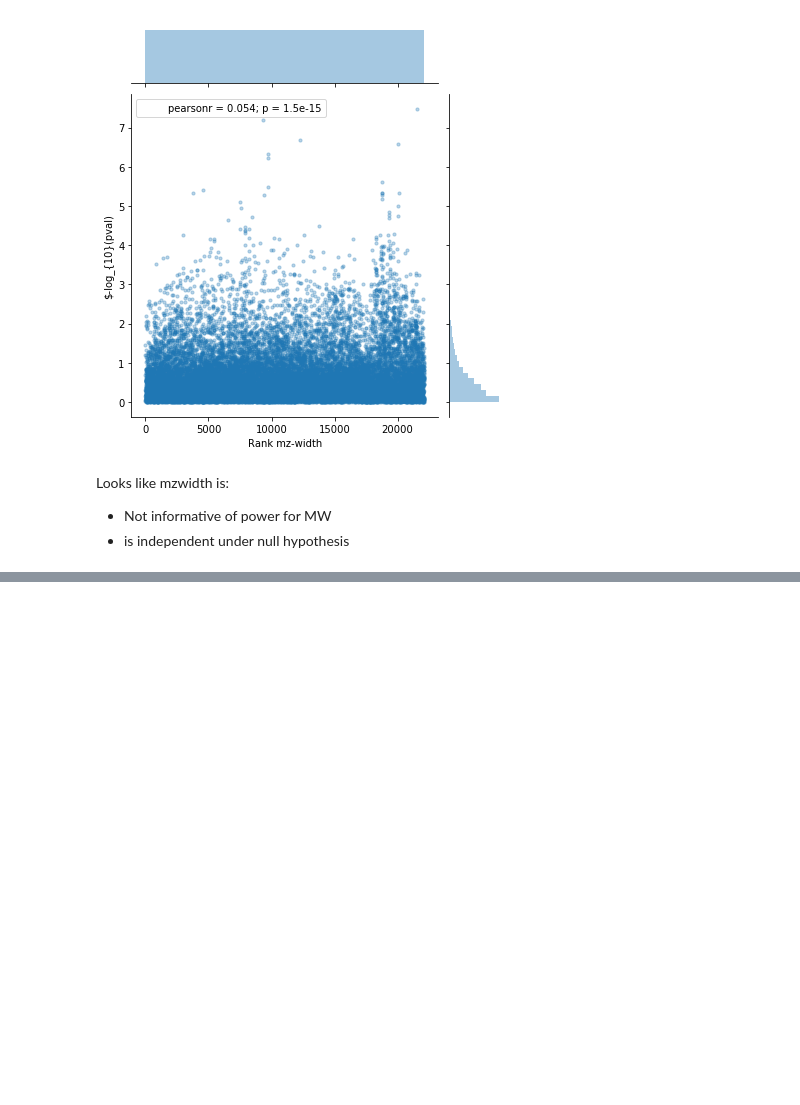
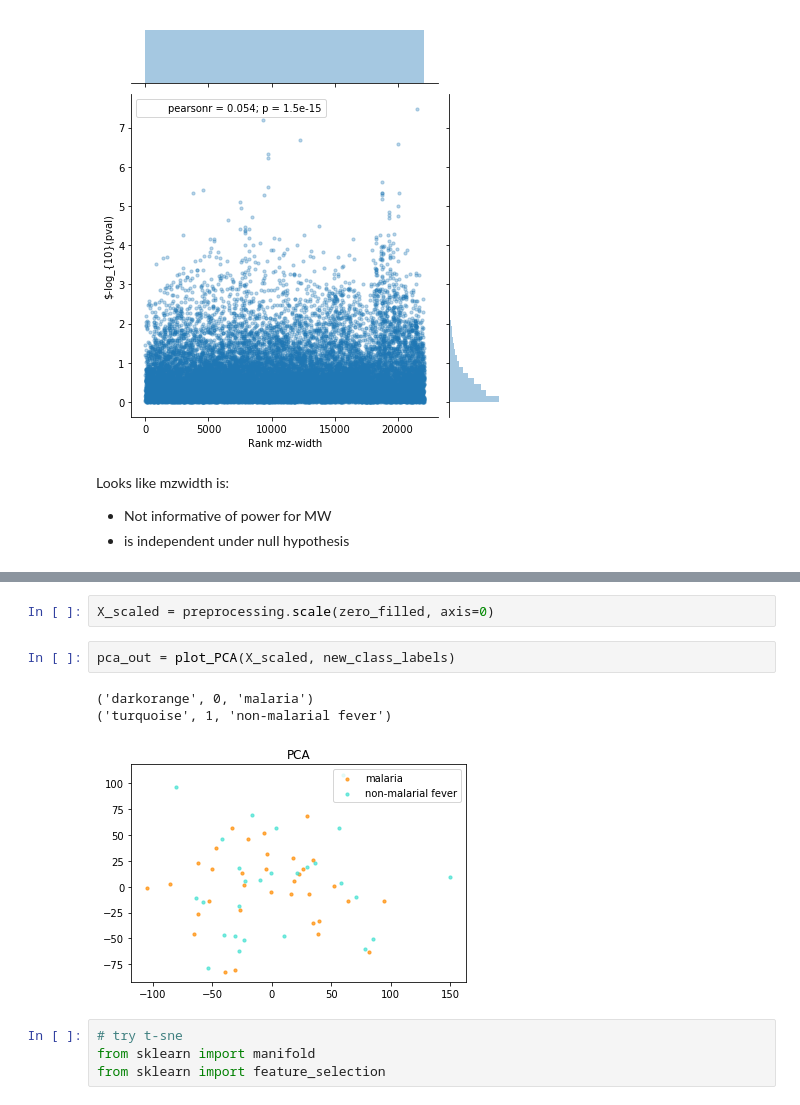
Before and after one commit to irockafe/metabolomics_processing, a Jupyter notebook: notebooks/MTBLS315_pos_analysis_template.ipynb, the cells around one changed output, grey strips where cells are left out. Cells and saved outputs as stored; diff of their text form; blank space fills up the shorter version.

```diff
--- a/notebooks/MTBLS315_pos_analysis_template.ipynb
+++ b/notebooks/MTBLS315_pos_analysis_template.ipynb
@@ -355,0 +483,12 @@ Looks like mzwidth is:
+# %%
+X_scaled = preprocessing.scale(zero_filled, axis=0)
+# %%
+pca_out = plot_PCA(X_scaled, new_class_labels)
+# %% [output]
+('darkorange', 0, 'malaria')
+('turquoise', 1, 'non-malarial fever')
+[figure, added]
+# %%
+# try t-sne
+from sklearn import manifold
+from sklearn import feature_selection
```
Also changed, not shown: parts of 18 cells of this notebook, 22 other files.
